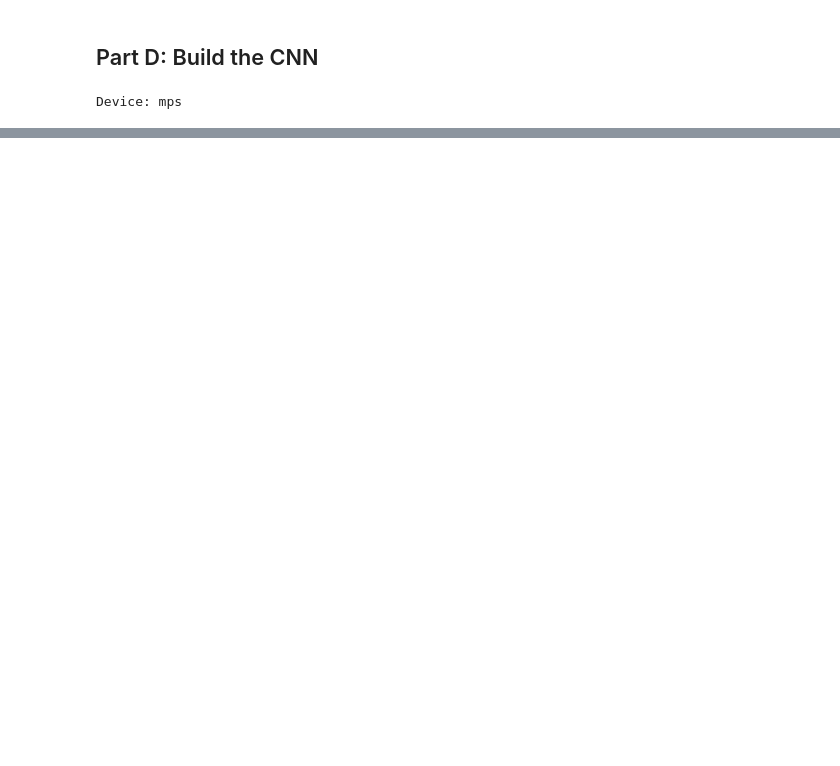
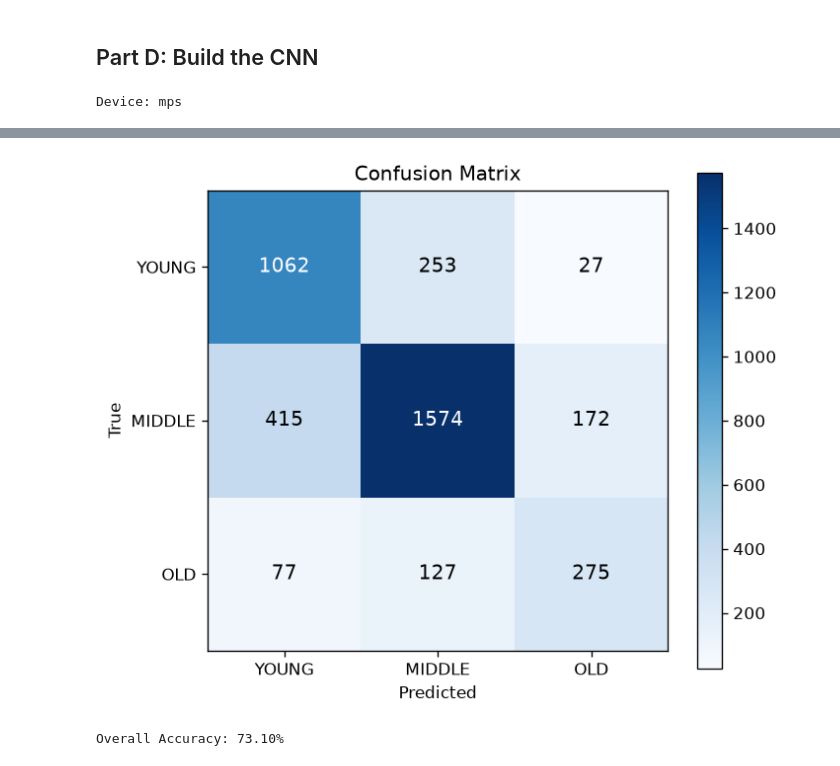
Before and after one commit to abdurrahmanse/phitron-projects, a Jupyter notebook: advance Deep learning/Copy_of_Advance_DL_Mid_Term_Exam_Question.ipynb, the cells around one changed output, grey strips where cells are left out. Cells and saved outputs as stored; diff of their text form; code cells hidden in the pictures; blank space fills up the shorter version.

```diff
--- a/advance Deep learning/Copy_of_Advance_DL_Mid_Term_Exam_Question.ipynb
+++ b/advance Deep learning/Copy_of_Advance_DL_Mid_Term_Exam_Question.ipynb
@@ -574,0 +481,13 @@ plt.show()
+# %%
+from sklearn.metrics import classification_report
+
+all_preds, all_labels = [], []
+model.eval()
+with torch.no_grad():
+    for images, labels in val_loader:
+        preds = model(images.to(device)).argmax(1).cpu()
+        all_preds.extend(preds.tolist())
+        all_labels.extend(labels.tolist())
+
+target_names = ["YOUNG", "MIDDLE", "OLD"]
+print(classification_report(all_labels, all_preds, target_names=target_names))
@@ -575,53 +504,27 @@ plt.show()
 # %%
-from sklearn.metrics import classification_report, confusion_matrix
+from sklearn.metrics import confusion_matrix
 import numpy as np
 
-# Collect all predictions on the validation set
-all_preds  = []
-all_labels = []
-
-model.eval()
-with torch.no_grad():
-    for images, labels in val_loader:
-        images  = images.to(device)
-        outputs = model(images)
-        preds   = outputs.argmax(1).cpu()
-
-        all_preds.extend(preds.tolist())
-        all_labels.extend(labels.tolist())
-
-# Class name lookup
-target_names = ["YOUNG", "MIDDLE", "OLD"]
-
-# ── Classification Report ─────────────────────────────────────────────────────
-print("Classification Report:")
-print(classification_report(all_labels, all_preds, target_names=target_names))
-
-# ── Confusion Matrix ─────────────────────────────────────────────────────────
 cm = confusion_matrix(all_labels, all_preds)
 
 fig, ax = plt.subplots(figsize=(6, 5))
 im = ax.imshow(cm, cmap="Blues")
-
-ax.set_xticks([0, 1, 2])
-ax.set_yticks([0, 1, 2])
-ax.set_xticklabels(target_names)
-ax.set_yticklabels(target_names)
-ax.set_xlabel("Predicted Label")
-ax.set_ylabel("True Label")
+ax.set_xticks([0,1,2]); ax.set_xticklabels(target_names)
+ax.set_yticks([0,1,2]); ax.set_yticklabels(target_names)
+ax.set_xlabel("Predicted"); ax.set_ylabel("True")
 ax.set_title("Confusion Matrix")
 
-# Write the count numbers inside each cell
 for i in range(3):
     for j in range(3):
-        color = "white" if cm[i, j] > cm.max() / 2 else "black"
-        ax.text(j, i, str(cm[i, j]), ha="center", va="center",
+        color = "white" if cm[i,j] > cm.max()/2 else "black"
+        ax.text(j, i, str(cm[i,j]), ha="center", va="center",
                 color=color, fontsize=12)
 
 plt.colorbar(im)
 plt.tight_layout()
 plt.show()
 
-# Overall accuracy
-overall = np.trace(cm) / cm.sum() * 100
-print(f"Overall Validation Accuracy: {overall:.2f}%")
+print(f"Overall Accuracy: {np.trace(cm)/cm.sum()*100:.2f}%")
+# %% [output]
+[figure, added]
+Overall Accuracy: 73.10%
```
Also changed, not shown: parts of 30 cells of this notebook, 3 other files.
